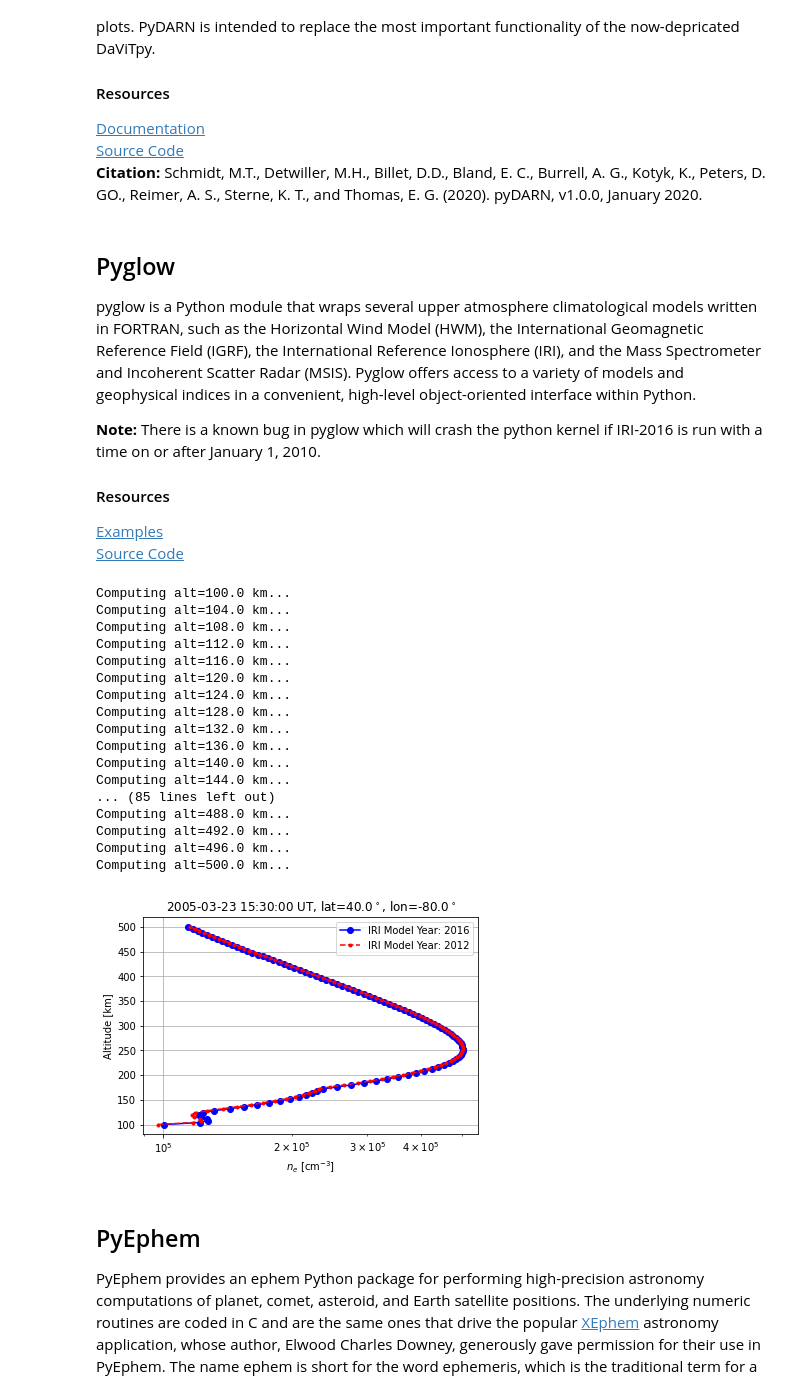
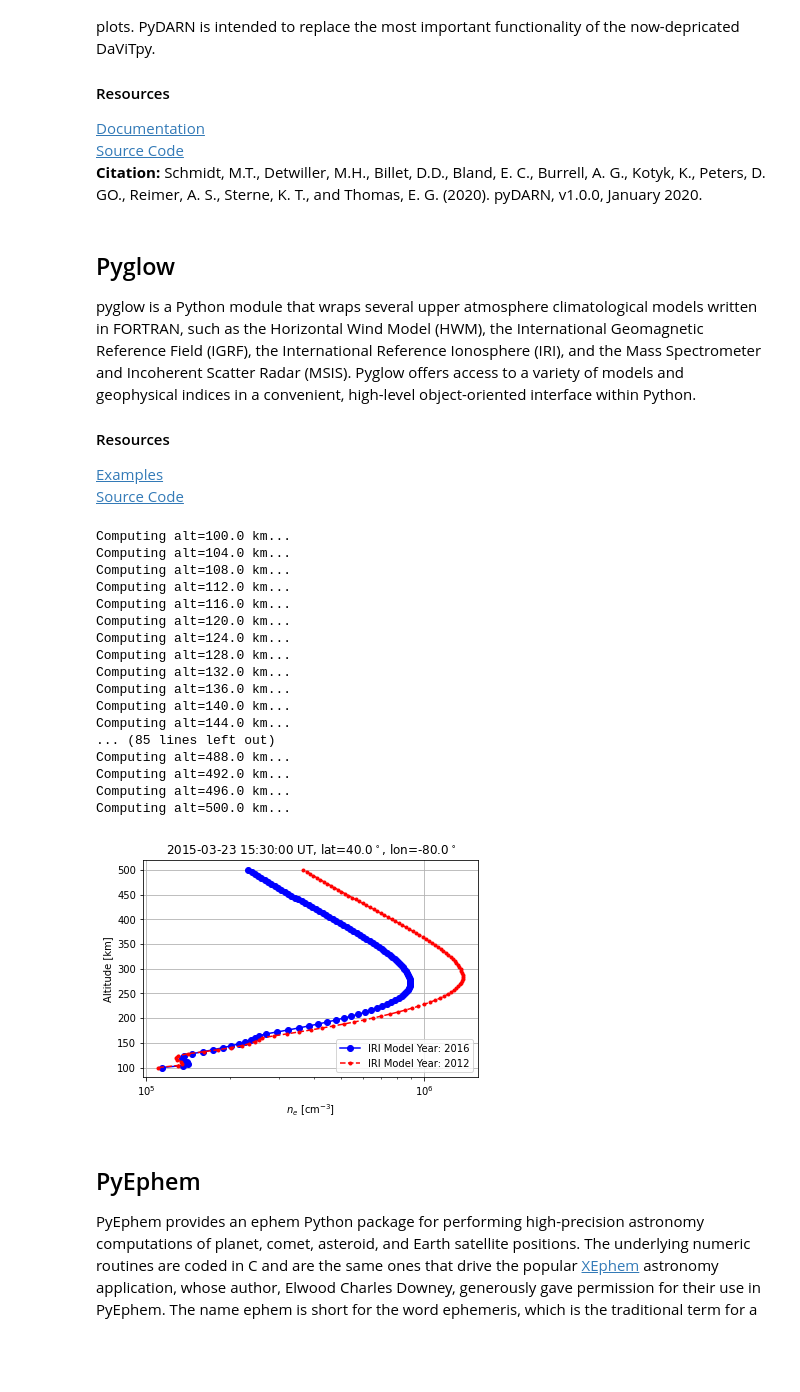
Before and after one commit to EarthCubeInGeo/resen-core, a Jupyter notebook: tutorials/GeospacePackagesInResen.ipynb, the cells around one changed output. Saved outputs shown, nothing was run; the diff lists cells and outputs as text; code cells hidden in the pictures; blank space fills up the shorter version.

Commit message:
Remove bug note from pyglow section of GeospacePackagesInResen.ipynb.

```diff
--- a/tutorials/GeospacePackagesInResen.ipynb
+++ b/tutorials/GeospacePackagesInResen.ipynb
@@ -572,8 +574,6 @@ pyDARN is a python data visualization library for the Super Dual Auroral Radar N
 ## Pyglow
 pyglow is a Python module that wraps several upper atmosphere climatological models written in FORTRAN, such as the Horizontal Wind Model (HWM), the International Geomagnetic Reference Field (IGRF), the International Reference Ionosphere (IRI), and the Mass Spectrometer and Incoherent Scatter Radar (MSIS). Pyglow offers access to a variety of models and geophysical indices in a convenient, high-level object-oriented interface within Python.
 
-**Note:** There is a known bug in pyglow which will crash the python kernel if IRI-2016 is run with a time on or after January 1, 2010.
-
 #### Resources
 [Examples](https://github.com/timduly4/pyglow/tree/master/examples)
 [Source Code](https://github.com/timduly4/pyglow)
@@ -589,7 +589,7 @@ lat = 40.
 lon = -80.
 alt = 250.
 alts = np.linspace(100., 500., 101)
-dn = datetime(2005, 3, 23, 15, 30)
+dn = datetime(2015, 3, 23, 15, 30)
 
 ne_2012 = []
 ne_2016 = []
@@ -609,34 +609,34 @@ for alt in alts:
 plt.figure(1)
 plt.clf()
 plt.semilogx(ne_2016, alts, 'bo-', label='IRI Model Year: 2016')
 plt.semilogx(ne_2012, alts, 'r.--', label='IRI Model Year: 2012')
 plt.grid()
 plt.xlabel(r'$n_e$ [cm$^{-3}$]')
 plt.ylabel('Altitude [km]')
 plt.title(r'%s UT, lat=%3.1f$^\circ$, lon=%3.1f$^\circ$' %
           (dn.strftime('%Y-%m-%d %H:%M:%S'), lat, lon))
 plt.legend(loc=0)
 plt.draw()
 plt.show()
 # %% [output]
 Computing alt=100.0 km...
 Computing alt=104.0 km...
 Computing alt=108.0 km...
 Computing alt=112.0 km...
 Computing alt=116.0 km...
 Computing alt=120.0 km...
 Computing alt=124.0 km...
 Computing alt=128.0 km...
 Computing alt=132.0 km...
 Computing alt=136.0 km...
 Computing alt=140.0 km...
 Computing alt=144.0 km...
 ... (85 lines left out)
 Computing alt=488.0 km...
 Computing alt=492.0 km...
 Computing alt=496.0 km...
 Computing alt=500.0 km...
-[figure, old version]
+[figure, new version]
 # %% [markdown]
 <a id='pyephem'></a>
 ## PyEphem
```
Also changed, not shown: parts of 4 cells of this notebook.
